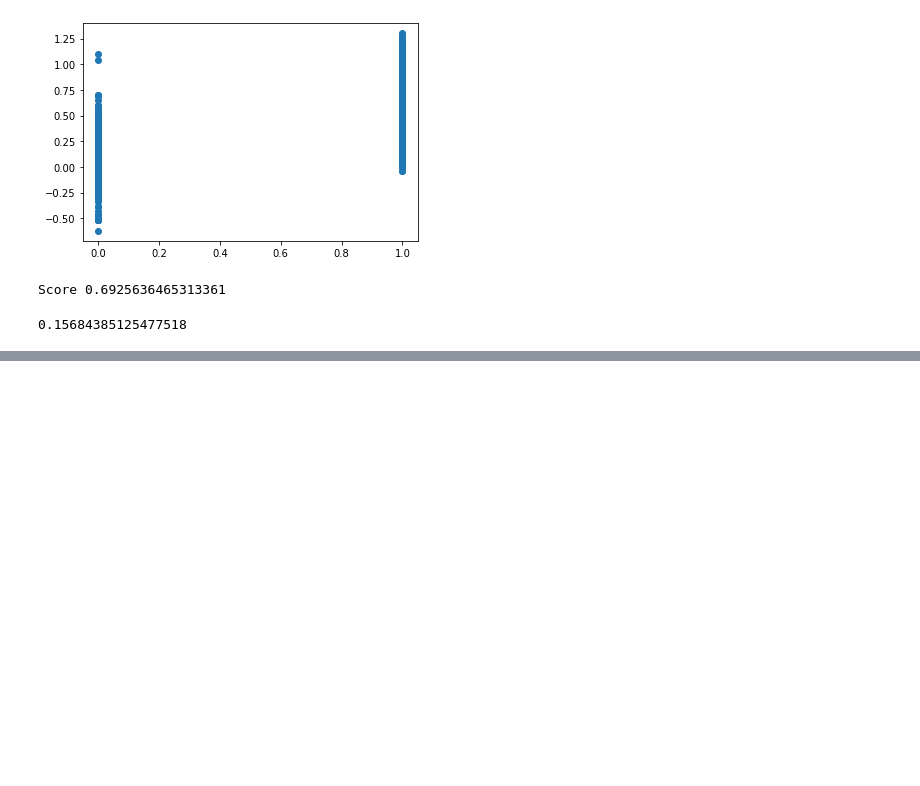
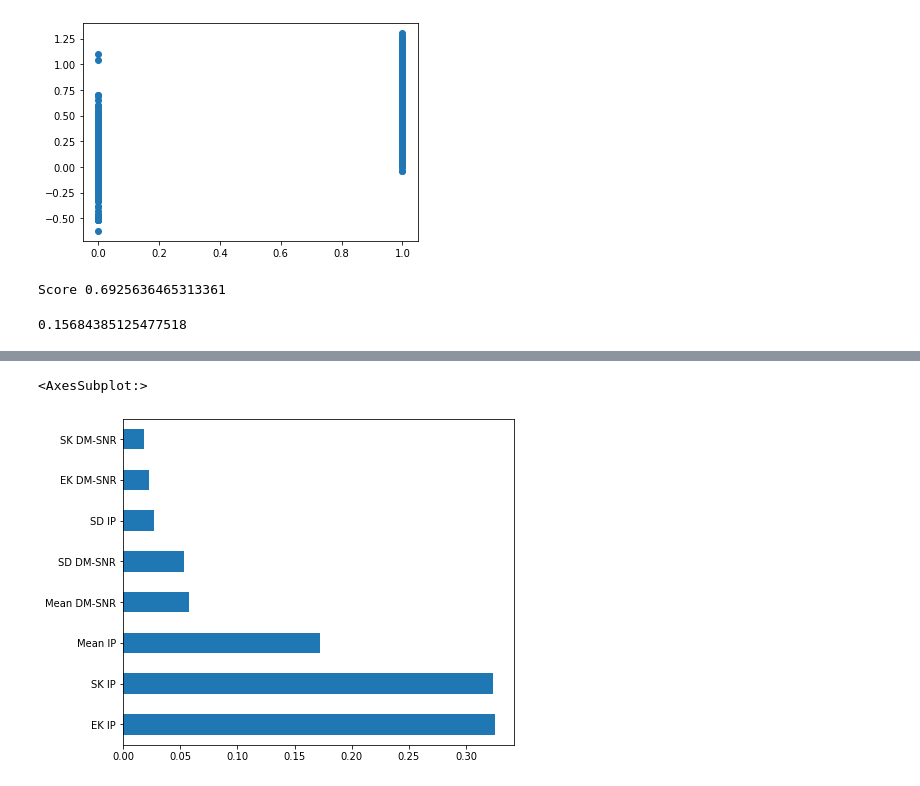
Before and after one commit to derrick-poage/Pulsar-prediction, a Jupyter notebook: Pulsar Prediction.ipynb, the cells around one changed output, grey strips where cells are left out. Saved outputs shown, nothing was run; the diff lists cells and outputs as text; code cells hidden in the pictures; blank space fills up the shorter version.

```diff
--- a/Pulsar Prediction.ipynb
+++ b/Pulsar Prediction.ipynb
@@ -541,0 +642,5 @@ np.sqrt(metrics.mean_squared_error(y_test, predictions))
+# %%
+rf = RandomForestClassifier(n_estimators=50)
+rf_random = RandomizedSearchCV(estimator = rf, param_distributions = random_grid, n_iter = 90, cv = 3, random_state=101)
+# %%
+rf_random.fit(x_train, y_train)
@@ -541,0 +659,3 @@ np.sqrt(metrics.mean_squared_error(y_test, predictions))
+# %%
+forest = RandomForestClassifier(n_estimators=50, min_samples_leaf=4, max_features="log2", max_depth=30)
+forest.fit(x_train, y_train)
@@ -541,0 +686,5 @@ np.sqrt(metrics.mean_squared_error(y_test, predictions))
+# %%
+feature_importances = pd.Series(forest.feature_importances_, index=x.columns)
+feature_importances
+feature_importances.sort_values(inplace=True, ascending=False)
+print(feature_importances)
@@ -541,0 +701,5 @@ np.sqrt(metrics.mean_squared_error(y_test, predictions))
+# %%
+feature_importances.plot(kind='barh', figsize=(7,6))
+# %% [output]
+<AxesSubplot:>
+[figure, added]
```
Also changed, not shown: parts of 35 cells of this notebook.
